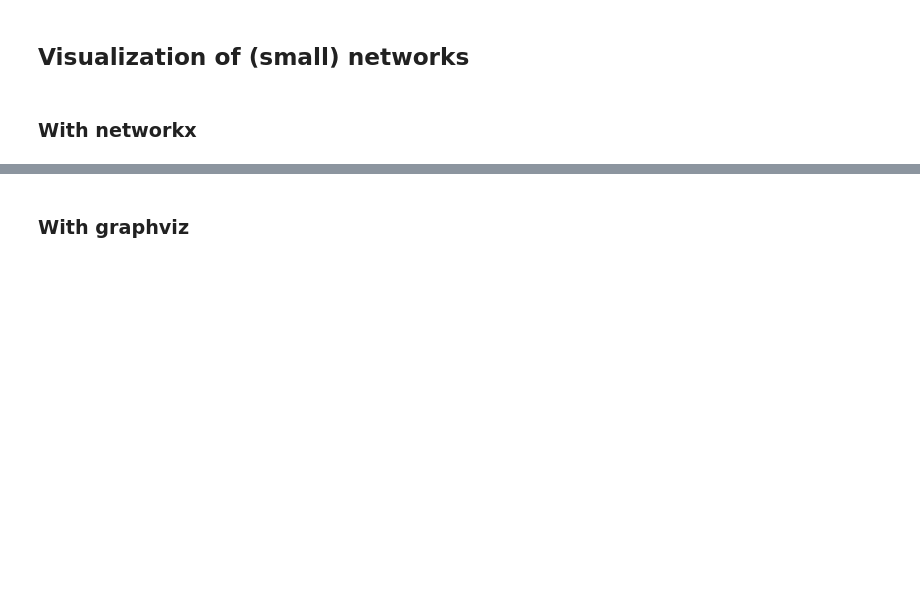
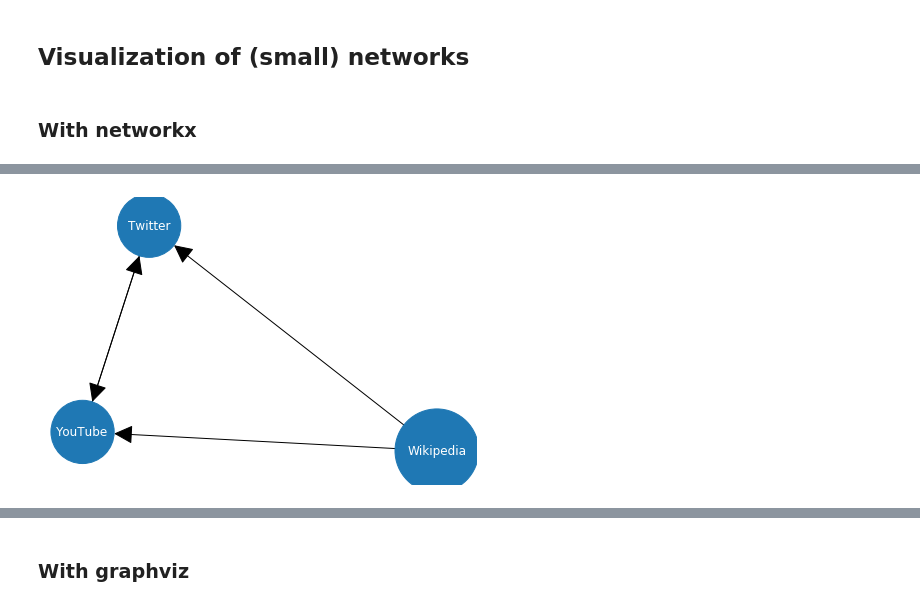
Before and after one commit to Yvee1/pagerank, a Jupyter notebook: pagerank.ipynb, the cells around one changed output, grey strips where cells are left out. Drawn from its saved outputs; the diff is of its cells as text; code cells hidden in the pictures; blank space fills up the shorter version.

```diff
--- a/pagerank.ipynb
+++ b/pagerank.ipynb
@@ -147,0 +236,5 @@ plt.show()
+# %%
+# plot with names (works in this case, but often labels are too large for the nodes)
+internet.plot1(names=True)
+# %% [output]
+[figure, added]
```
Also changed, not shown: parts of 16 cells of this notebook.
